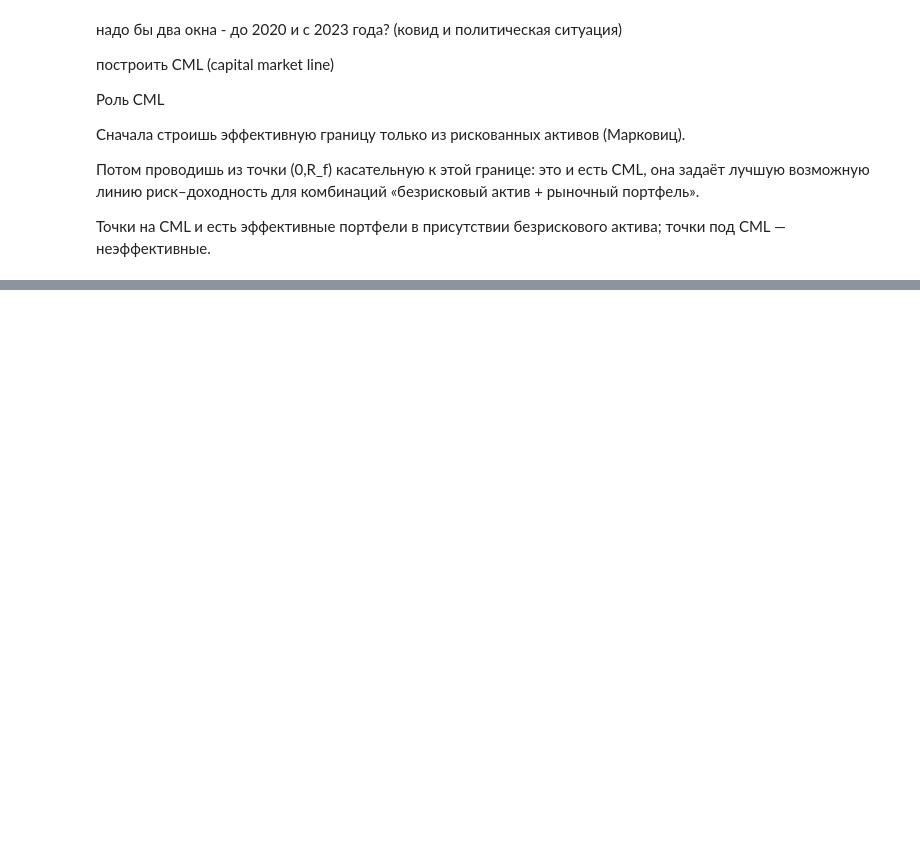
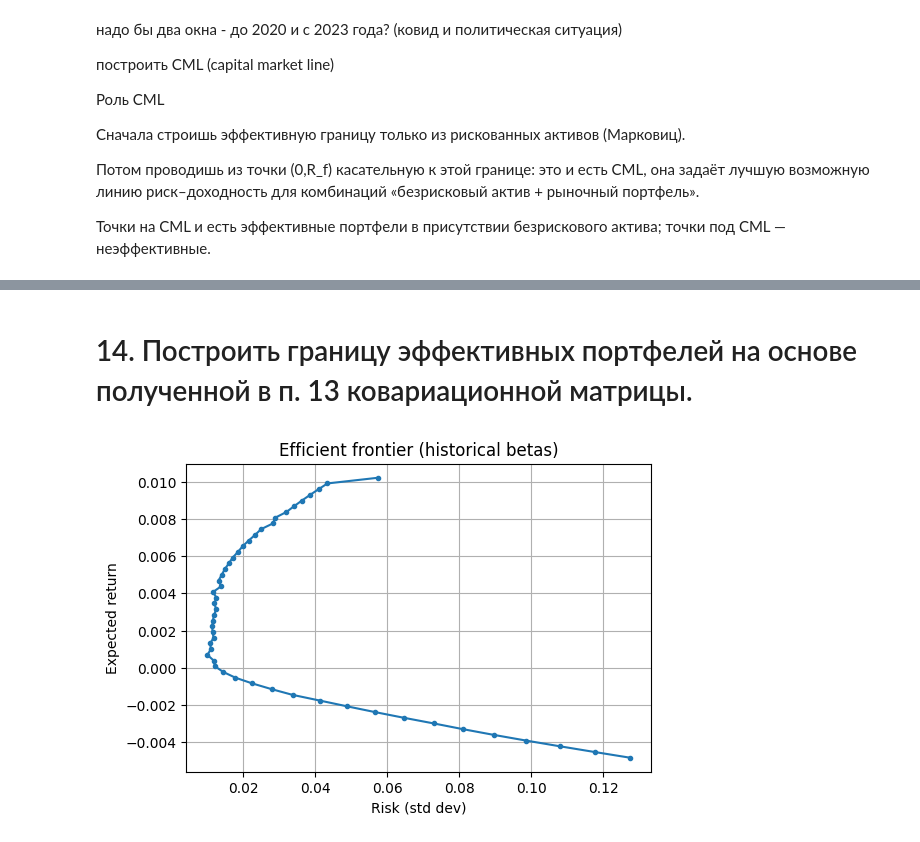
Before and after one commit to mastartseva/risk_management_project_1, a Jupyter notebook: ver1.ipynb, the cells around one changed output, grey strips where cells are left out. Drawn from its saved outputs; the diff is of its cells as text; code cells hidden in the pictures; blank space fills up the shorter version.

```diff
--- a/ver1.ipynb
+++ b/ver1.ipynb
@@ -891,0 +953,33 @@ E(R_p) = \sum_{j=1}^{n} w_j E(R_j)
+# %%
+import requests
+import pandas as pd
+import apimoex
+
+start = "2015-01-01"
+end   = "2019-12-31"
+
+# История по инструменту IMOEX на рынке индексов
+request_url = (
+    "https://iss.moex.com/iss/history/engines/stock/markets/index/securities/IMOEX.json"
+)
+
+arguments = {
+    "from": start,
+    "till": end,
+    "history.columns": "TRADEDATE,SECID,OPEN,HIGH,LOW,CLOSE,VALUE,VOLUME"
+}
+
+with requests.Session() as session:
+    iss = apimoex.ISSClient(session, request_url, arguments)
+    data = iss.get()
+
+df_imoex = pd.DataFrame(data["history"])
+
+# Оставляем дату и цену закрытия
+df_imoex = df_imoex[["TRADEDATE", "CLOSE"]]
+df_imoex["TRADEDATE"] = pd.to_datetime(df_imoex["TRADEDATE"])
+df_imoex.set_index("TRADEDATE", inplace=True)
+df_imoex = df_imoex.sort_index()
+
+print(df_imoex.head())
+print(df_imoex.tail())
@@ -891,0 +1175,2 @@ E(R_p) = \sum_{j=1}^{n} w_j E(R_j)
+# %% [markdown]
+# 14. Построить границу эффективных портфелей на основе полученной в п. 13 ковариационной матрицы.
@@ -891,0 +1227,12 @@ E(R_p) = \sum_{j=1}^{n} w_j E(R_j)
+# %%
+import matplotlib.pyplot as plt
+
+plt.figure(figsize=(6,4))
+plt.plot(frontier_vols, frontier_rets, '-o', ms=3)
+plt.xlabel('Risk (std dev)')
+plt.ylabel('Expected return')
+plt.title('Efficient frontier (historical betas)')
+plt.grid(True)
+plt.show()
+# %% [output]
+[figure, added]
```
Also changed, not shown: parts of 19 cells of this notebook, 4 other files.
